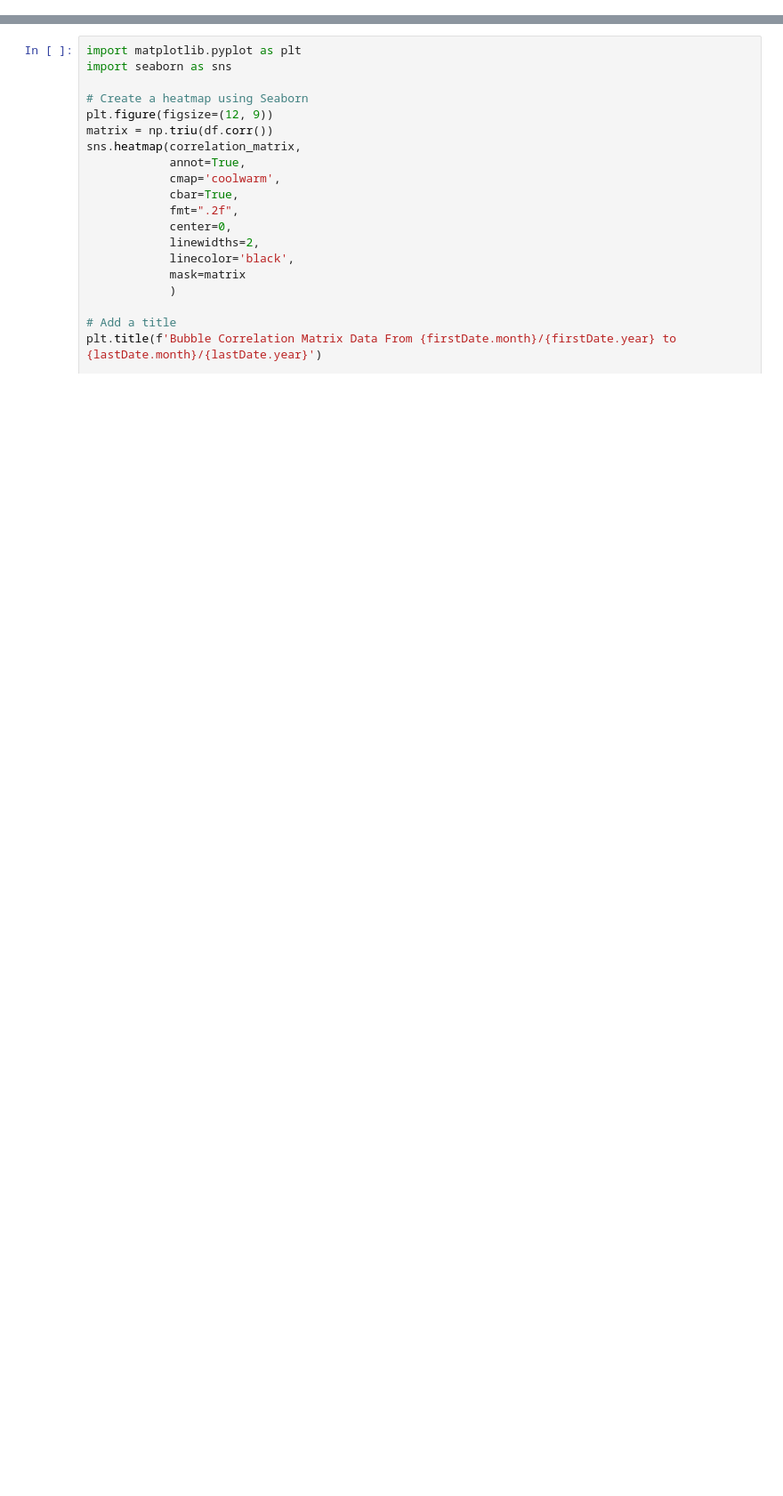
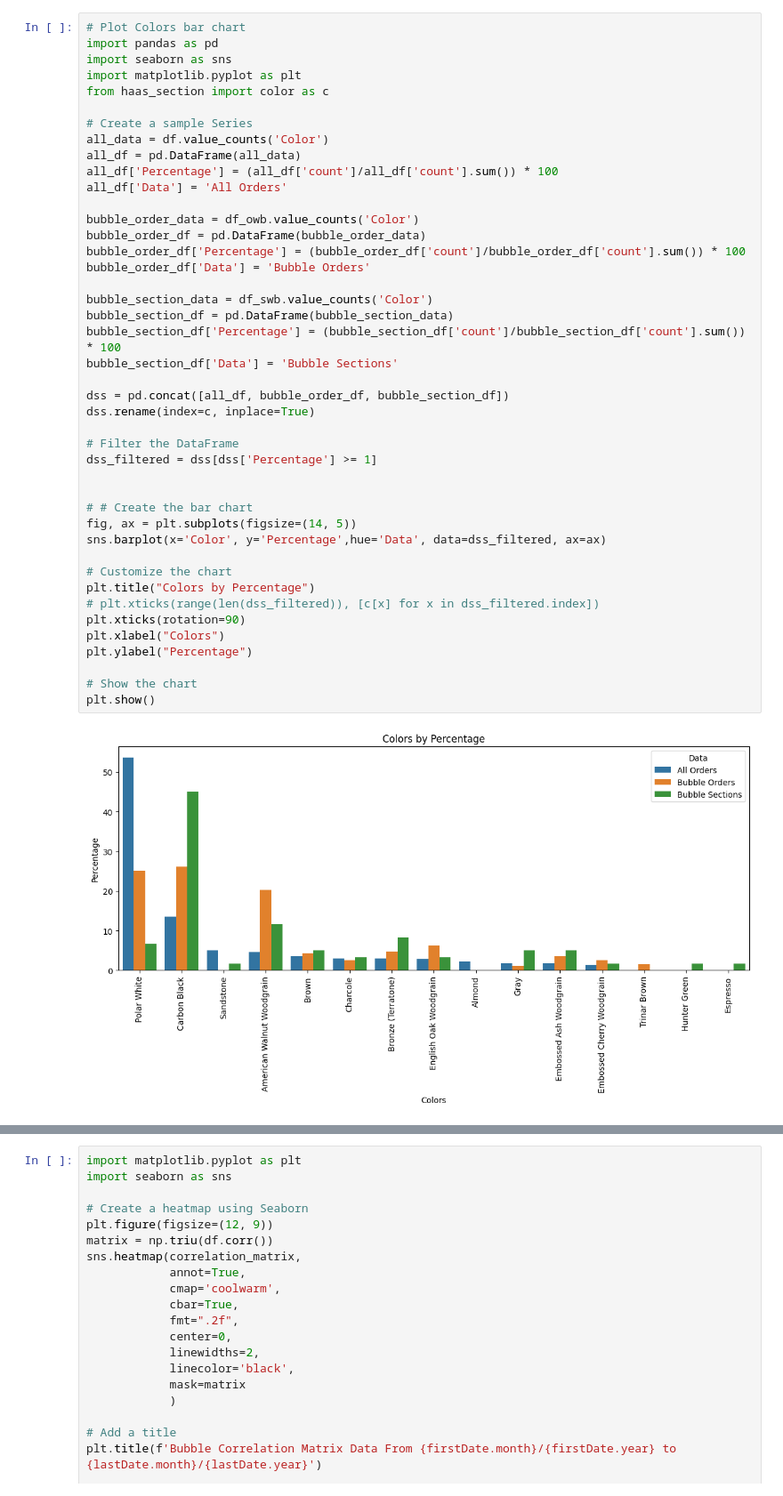
Before and after one commit to mattrupp/section-bubble-analysis, a Jupyter notebook: section-bubble-analysis.ipynb, the cells around one changed output, grey strips where cells are left out. Shown at 89% size. Cells and saved outputs as stored; diff of their text form; blank space fills up the shorter version.

Commit message:
graph colors by percentage

```diff
--- a/section-bubble-analysis.ipynb
+++ b/section-bubble-analysis.ipynb
@@ -160 +129,46 @@ Hour                    1.000000
+# %%
+# Plot Colors bar chart
+import pandas as pd
+import seaborn as sns
+import matplotlib.pyplot as plt
+from haas_section import color as c
+
+# Create a sample Series
+all_data = df.value_counts('Color')
+all_df = pd.DataFrame(all_data)
+all_df['Percentage'] = (all_df['count']/all_df['count'].sum()) * 100
+all_df['Data'] = 'All Orders'
+
+bubble_order_data = df_owb.value_counts('Color')
+bubble_order_df = pd.DataFrame(bubble_order_data)
+bubble_order_df['Percentage'] = (bubble_order_df['count']/bubble_order_df['count'].sum()) * 100
+bubble_order_df['Data'] = 'Bubble Orders'
+
+bubble_section_data = df_swb.value_counts('Color')
+bubble_section_df = pd.DataFrame(bubble_section_data)
+bubble_section_df['Percentage'] = (bubble_section_df['count']/bubble_section_df['count'].sum()) * 100
+bubble_section_df['Data'] = 'Bubble Sections'
+
+dss = pd.concat([all_df, bubble_order_df, bubble_section_df])
+dss.rename(index=c, inplace=True)
+
+# Filter the DataFrame
+dss_filtered = dss[dss['Percentage'] >= 1]
+
+
+# # Create the bar chart
+fig, ax = plt.subplots(figsize=(14, 5))
+sns.barplot(x='Color', y='Percentage',hue='Data', data=dss_filtered, ax=ax)
+
+# Customize the chart
+plt.title("Colors by Percentage")
+# plt.xticks(range(len(dss_filtered)), [c[x] for x in dss_filtered.index])
+plt.xticks(rotation=90)
+plt.xlabel("Colors")
+plt.ylabel("Percentage")
+
+# Show the chart
+plt.show()
+# %% [output]
+[figure, added]
 # %% [markdown]
```
Also changed, not shown: parts of 9 cells of this notebook.
